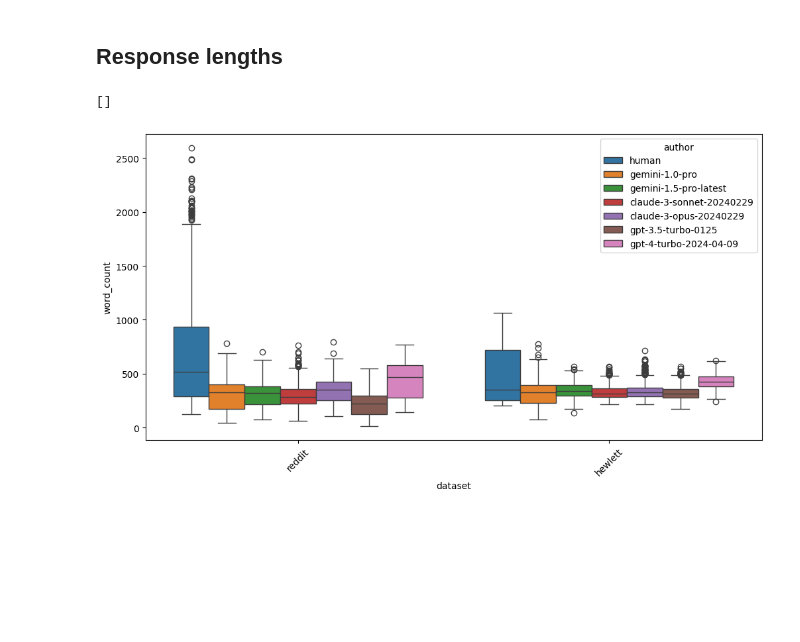
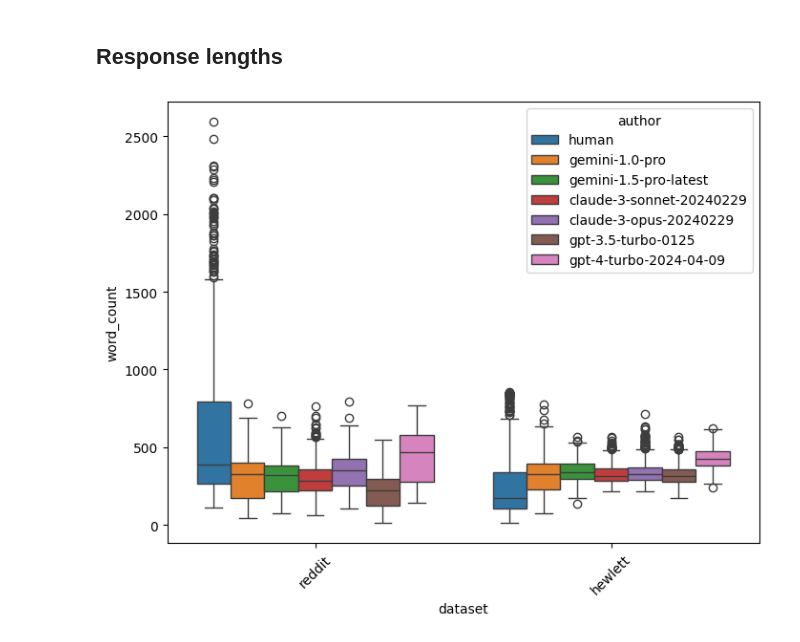
Before and after one commit to harrison-f-stropkay/llm-style, a Jupyter notebook: data.ipynb, the cells around one changed output. Saved outputs shown, nothing was run; the diff lists cells and outputs as text; code cells hidden in the pictures; blank space fills up the shorter version.

```diff
--- a/data.ipynb
+++ b/data.ipynb
@@ -307,0 +306,4 @@ hewlett_responses/gemini-1.5-pro-latest.csv already exists
+# %%
+for dataset in ["reddit", "hewlett"]:
+    for model in [GEMINI_10, GEMINI_15]:
+        generate_responses(dataset, generate_gemini, model)
@@ -340,10 +350,0 @@ def generate_gpt(model_name, prompt, temp=None):
-# %%
-generate_responses("reddit", generate_gpt, GPT_35)
-generate_responses("reddit", generate_gpt, GPT_40)
-for temp in [i / 10 for i in range(14)]:
-    generate_responses("reddit", generate_gpt, GPT_35, temp)
-
-generate_responses("hewlett", generate_gpt, GPT_35)
-generate_responses("hewlett", generate_gpt, GPT_40)
-for temp in [i / 10 for i in range(14)]:
-    generate_responses("hewlett", generate_gpt, GPT_35, temp)
@@ -369,0 +351,6 @@ hewlett_responses/gpt-3.5-turbo-0125_1.3.csv already exists
+# %%
+for dataset in ["reddit", "hewlett"]:
+    generate_responses(dataset, generate_gpt, GPT_40)
+    generate_responses(dataset, generate_gpt, GPT_35)
+    for temp in [i / 10 for i in range(16)]:
+        generate_responses(dataset, generate_gpt, GPT_35, temp)
@@ -409,37 +416,33 @@ hewlett_responses/claude-3-opus-20240229.csv already exists
 # %%
 import matplotlib.pyplot as plt
 import seaborn as sns
 
 
 HUMAN = "human"
-
 GEMINI_10 = "gemini-1.0-pro"
 GEMINI_15 = "gemini-1.5-pro-latest"
-
 CLAUDE_SONNET = "claude-3-sonnet-20240229"
 CLAUDE_OPUS = "claude-3-opus-20240229"
-
 GPT_35 = "gpt-3.5-turbo-0125"
 GPT_40 = "gpt-4-turbo-2024-04-09"
 
 
 authors = [HUMAN, GEMINI_10, GEMINI_15, CLAUDE_SONNET, CLAUDE_OPUS, GPT_35, GPT_40]
 
 df_word_counts = []
 for dataset in ["reddit", "hewlett"]:
     for author in authors:
-        df = pd.read_csv(f"{dataset}_responses/{author}.csv")
+        df = pd.read_csv(f"{dataset}/responses/{author}.csv")
         df["word_count"] = df["text"].apply(lambda x: len(x.split()))
         df["dataset"] = dataset
         df["author"] = author
         df_word_counts.append(df)
 
 df_word_counts = pd.concat(df_word_counts, ignore_index=True)
 
-plt.figure(figsize=(12, 6))
+plt.figure(figsize=(8, 6))
 sns.boxplot(x="dataset", y="word_count", hue="author", data=df_word_counts)
 plt.xticks(rotation=45)
-plt.plot()
+plt.show()
 # %% [output]
-[]
-[figure, old version]
+[figure, new version]
```
Also changed, not shown: parts of 9 cells of this notebook, 1 other file.
